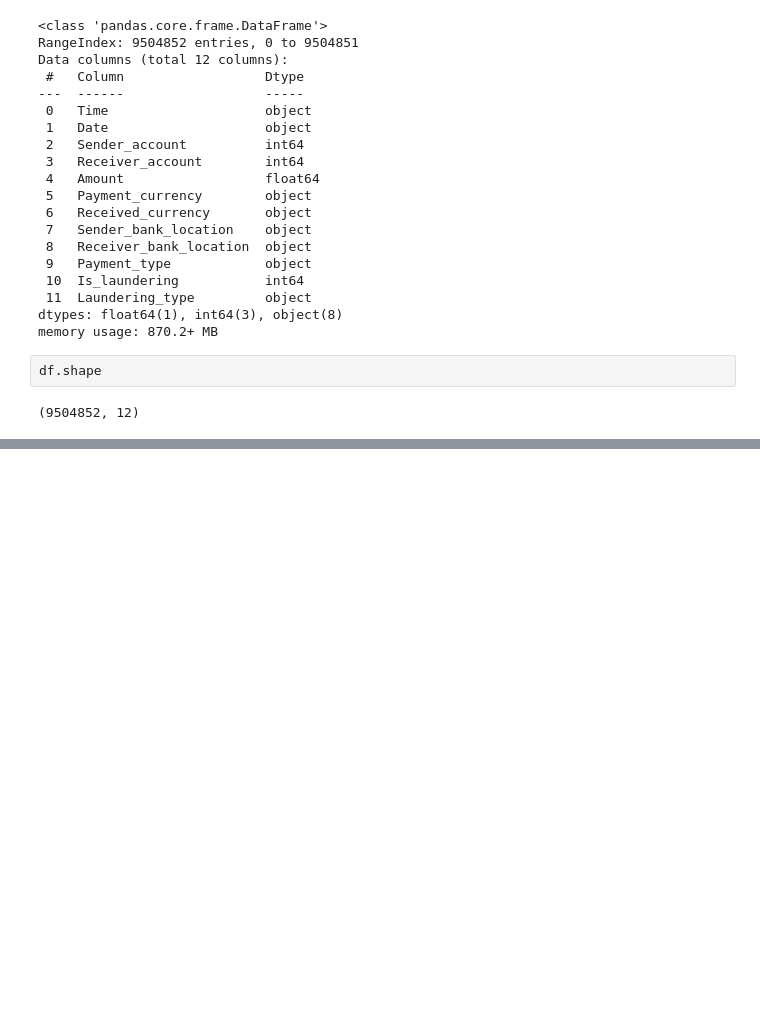
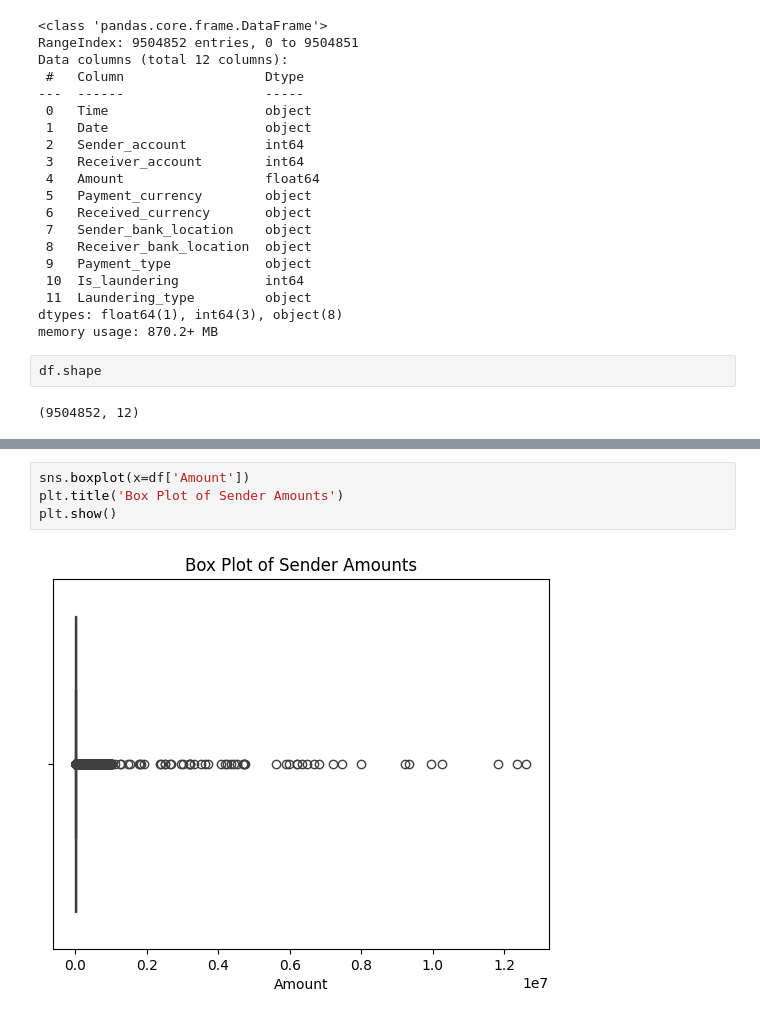
Before and after one commit to k17hawk/aml_project, a Jupyter notebook: Jupyter_research/data_analysis.ipynb, the cells around one changed output, grey strips where cells are left out. Drawn from its saved outputs; the diff is of its cells as text; blank space fills up the shorter version.

```diff
--- a/Jupyter_research/data_analysis.ipynb
+++ b/Jupyter_research/data_analysis.ipynb
@@ -231,0 +60,6 @@ Successfully inserted 9504852 rows into 'Transactions'.
+# %%
+sns.boxplot(x=df['Amount'])
+plt.title('Box Plot of Sender Amounts')
+plt.show()
+# %% [output]
+[figure, added]
```
Also changed, not shown: parts of 102 cells of this notebook, 1 other file.
